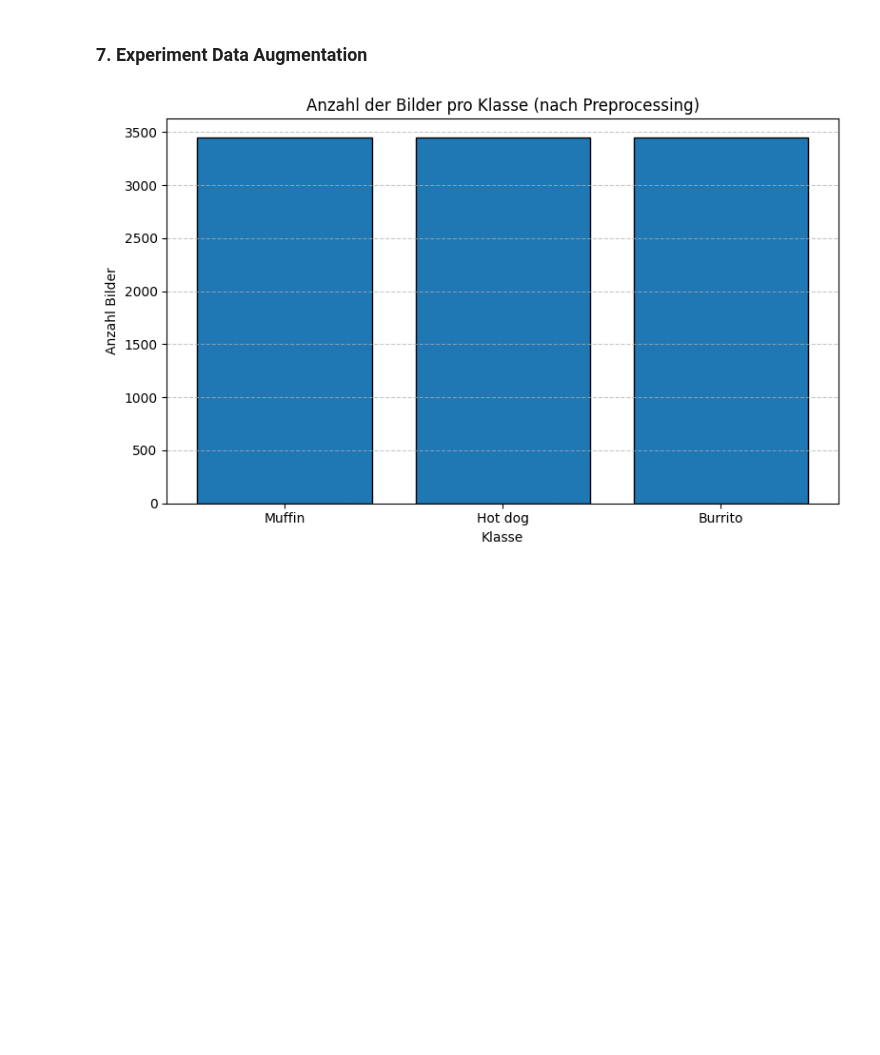
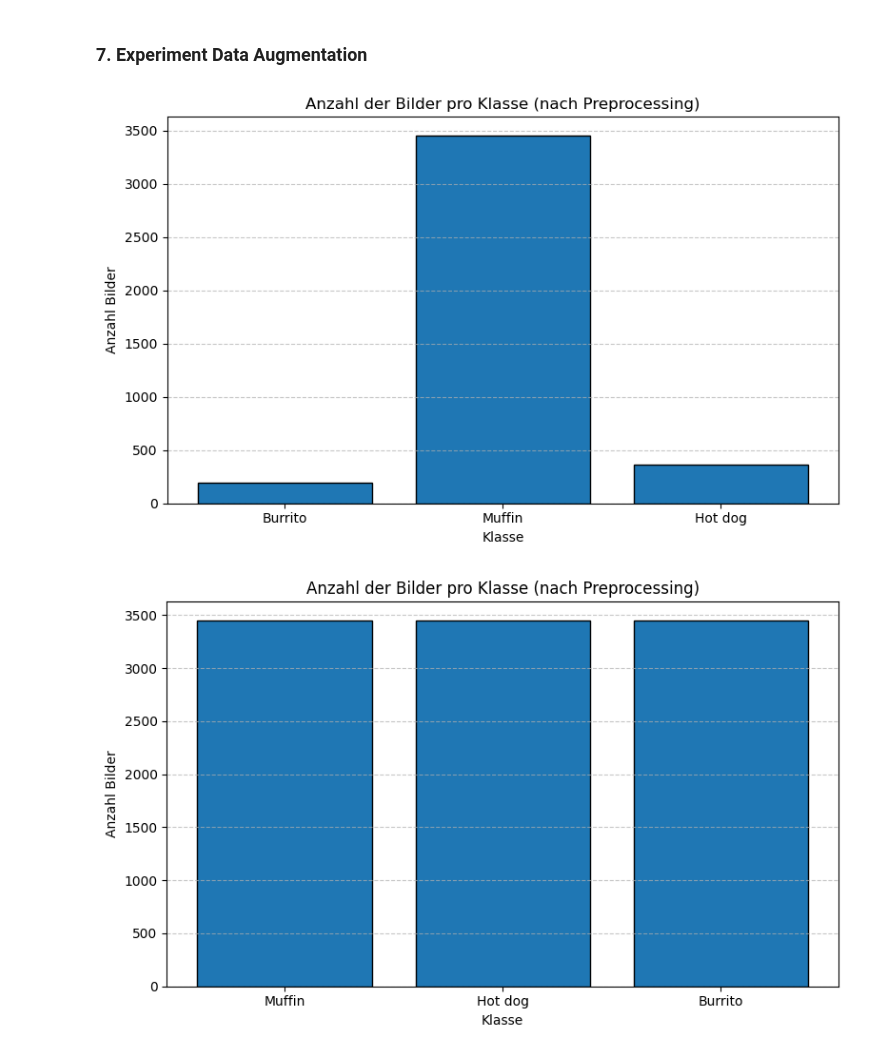
Before and after one commit to constantinEb/Computer-Vision-AI, a Jupyter notebook: 7. Experiment Data Augmentation.ipynb, the cells around one changed output. Saved outputs shown, nothing was run; the diff lists cells and outputs as text; code cells hidden in the pictures; blank space fills up the shorter version.

Commit message:
Add data augmentation notebook for class imbalance handling and GPU support on Mac

```diff
--- a/7. Experiment Data Augmentation.ipynb
+++ b/7. Experiment Data Augmentation.ipynb
@@ -13,6 +13,29 @@ from sklearn.metrics import confusion_matrix, ConfusionMatrixDisplay, f1_score
 import numpy as np
 import tensorflow as tf
 import matplotlib.pyplot as plt
+# %%
+data_dir = "data_split/train"
+
+# Bildanzahl pro Klasse
+class_counts = {
+    class_name: len([
+        f for f in os.listdir(os.path.join(data_dir, class_name))
+        if os.path.isfile(os.path.join(data_dir, class_name, f))
+    ])
+    for class_name in os.listdir(data_dir)
+    if os.path.isdir(os.path.join(data_dir, class_name))
+}
+
+plt.figure(figsize=(8, 5))
+plt.bar(class_counts.keys(), class_counts.values(), edgecolor='black')
+plt.title("Anzahl der Bilder pro Klasse (nach Preprocessing)")
+plt.xlabel("Klasse")
+plt.ylabel("Anzahl Bilder")
+plt.grid(axis='y', linestyle='--', alpha=0.7)
+plt.tight_layout()
+plt.show()
+# %% [output]
+[figure, added]
 # %%
 data_dir = "data_split/train_balanced"
 
```
Also changed, not shown: 7 other files.
